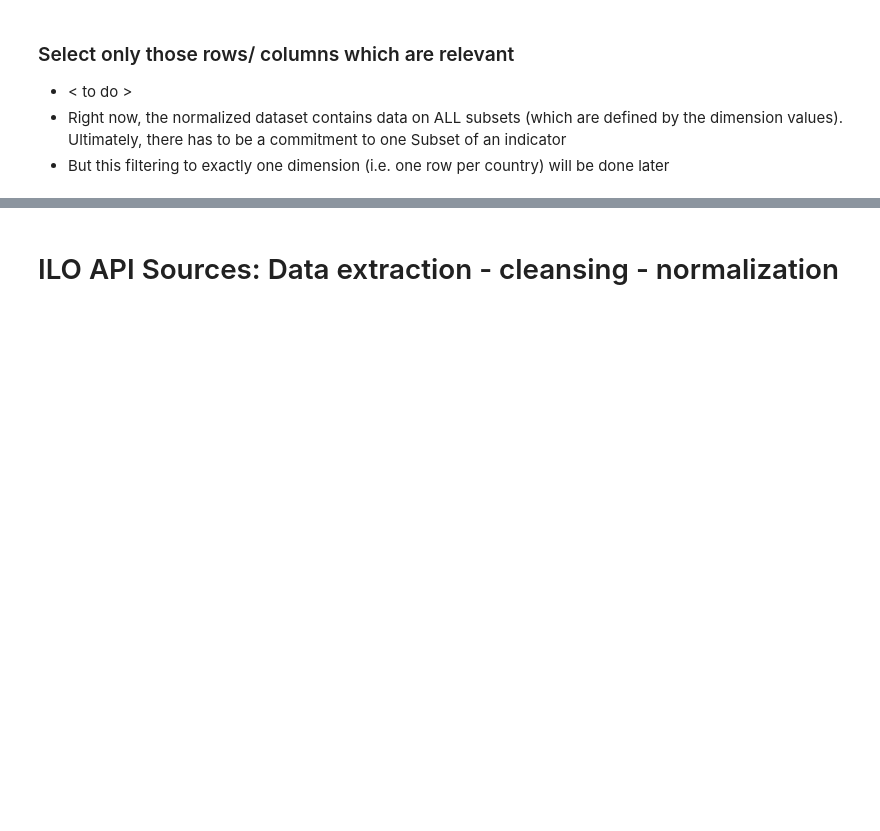
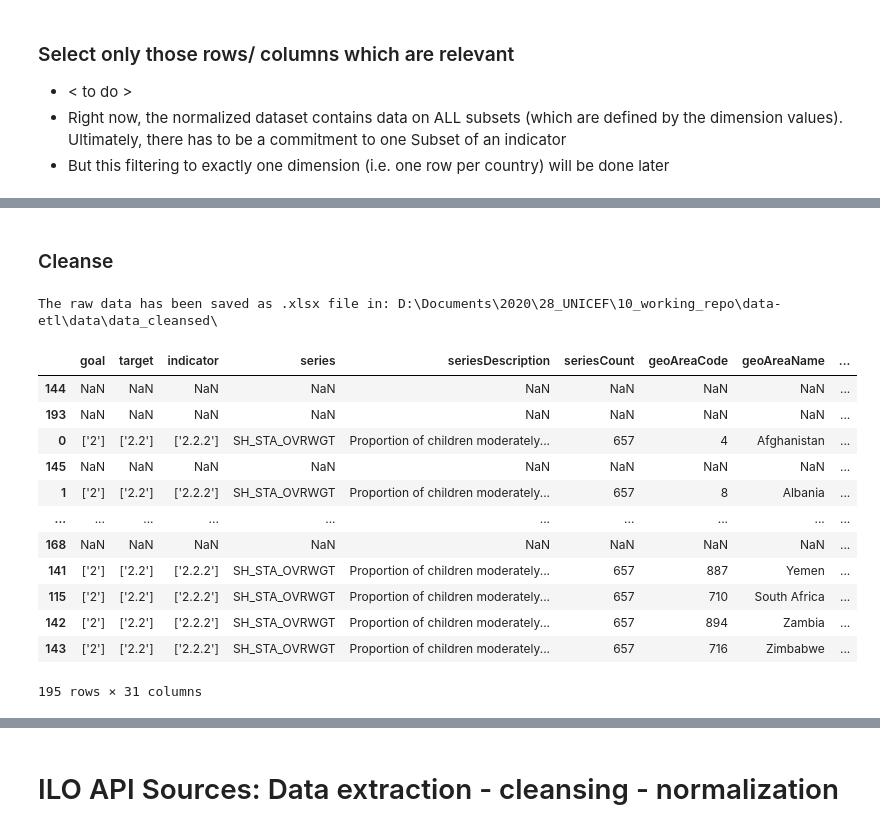
Before and after one commit to m-g-d-c/crba-etl, a Jupyter notebook: main.ipynb, the cells around one changed output, grey strips where cells are left out. Saved outputs shown, nothing was run; the diff lists cells and outputs as text; code cells hidden in the pictures; blank space fills up the shorter version.

```diff
--- a/main.ipynb
+++ b/main.ipynb
@@ -1039,0 +893,42 @@ The raw data has been saved as .xlsx file in: D:\Documents\2020\28_UNICEF\10_wor
+# %% [markdown]
+### Cleanse
+# %%
+# Transform the raw data
+s102_cleansed = cleanse_sdg_api_data(raw_data = s102_raw,
+                                   country_list_full = country_full_list,
+                                   country_list_full_name_col = 'CountryDesc',
+                                   country_list_full_iso2_col = 'CountryIso2',
+                                   country_df = country_crba_list,
+                                   country_df_iso2_col = 'COUNTRY_ISO_2',
+                                   non_dim_cols = ['value',
+                                                  'source',
+                                                  'footnotes',
+                                                  'attributes.Nature',
+                                                  'timePeriodStart',
+                                                  'Unnamed: 0',
+                                                  'upperBound',
+                                                  'lowerBound',
+                                                  'attributes.Nature']
+                                   )
+
+# save cleansed data
+save_cleansed_data(dataframe = s102_cleansed,
+             filename = 'S_102_cleansed.xlsx')
+# %% [output]
+The raw data has been saved as .xlsx file in: D:\Documents\2020\28_UNICEF\10_working_repo\data-etl\data\data_cleansed\
+# %%
+s102_cleansed
+# %% [output]
+|  | goal | target | indicator | series | seriesDescription | seriesCount | geoAreaCode | geoAreaName | ... |
+| 144 | NaN | NaN | NaN | NaN | NaN | NaN | NaN | NaN | ... |
+| 193 | NaN | NaN | NaN | NaN | NaN | NaN | NaN | NaN | ... |
+| 0 | ['2'] | ['2.2'] | ['2.2.2'] | SH_STA_OVRWGT | Proportion of children moderately... | 657 | 4 | Afghanistan | ... |
+| 145 | NaN | NaN | NaN | NaN | NaN | NaN | NaN | NaN | ... |
+| 1 | ['2'] | ['2.2'] | ['2.2.2'] | SH_STA_OVRWGT | Proportion of children moderately... | 657 | 8 | Albania | ... |
+| ... | ... | ... | ... | ... | ... | ... | ... | ... | ... |
+| 168 | NaN | NaN | NaN | NaN | NaN | NaN | NaN | NaN | ... |
+| 141 | ['2'] | ['2.2'] | ['2.2.2'] | SH_STA_OVRWGT | Proportion of children moderately... | 657 | 887 | Yemen | ... |
+| 115 | ['2'] | ['2.2'] | ['2.2.2'] | SH_STA_OVRWGT | Proportion of children moderately... | 657 | 710 | South Africa | ... |
+| 142 | ['2'] | ['2.2'] | ['2.2.2'] | SH_STA_OVRWGT | Proportion of children moderately... | 657 | 894 | Zambia | ... |
+| 143 | ['2'] | ['2.2'] | ['2.2.2'] | SH_STA_OVRWGT | Proportion of children moderately... | 657 | 716 | Zimbabwe | ... |
+195 rows × 31 columns
```
Also changed, not shown: parts of 82 cells of this notebook.
